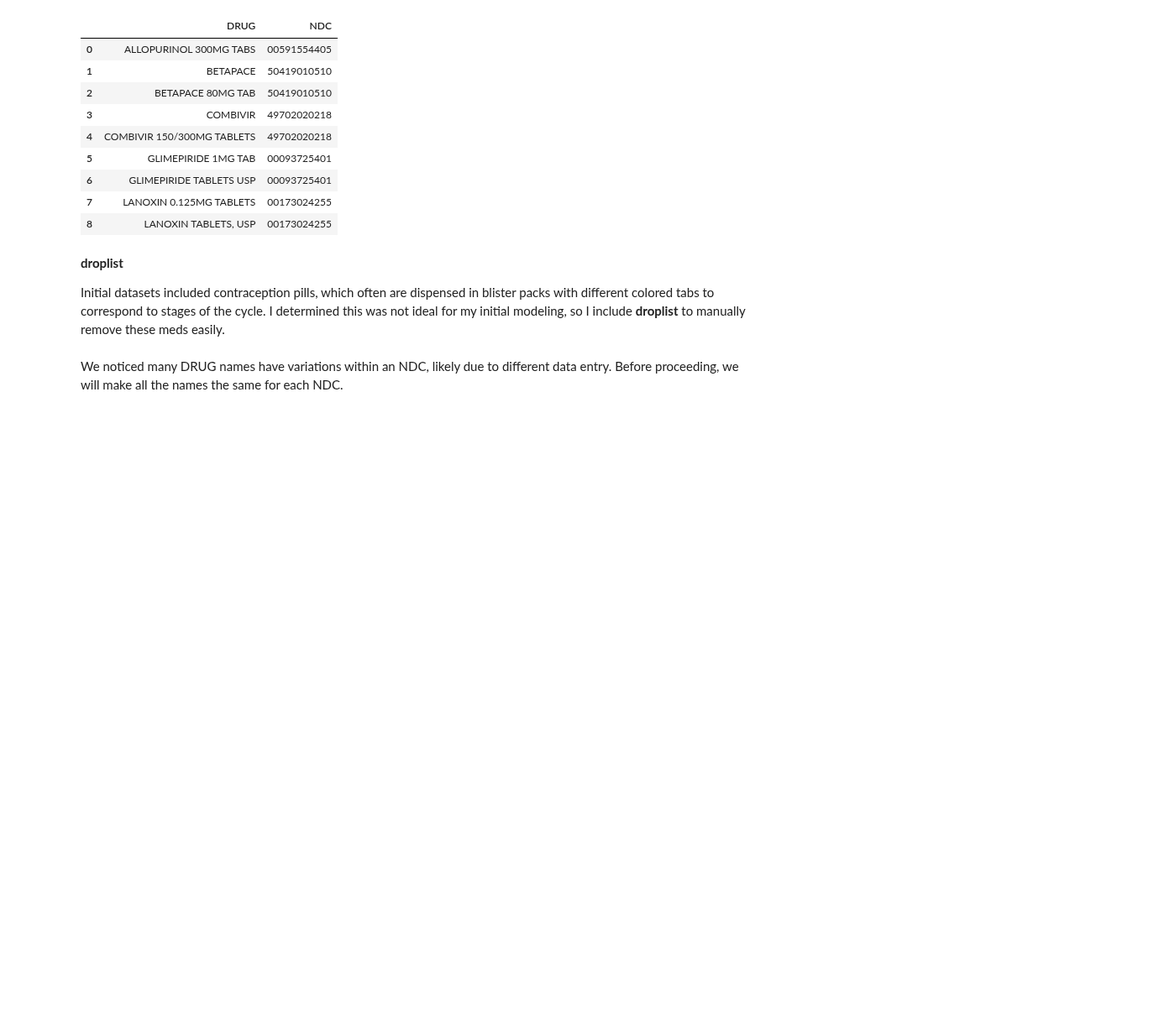
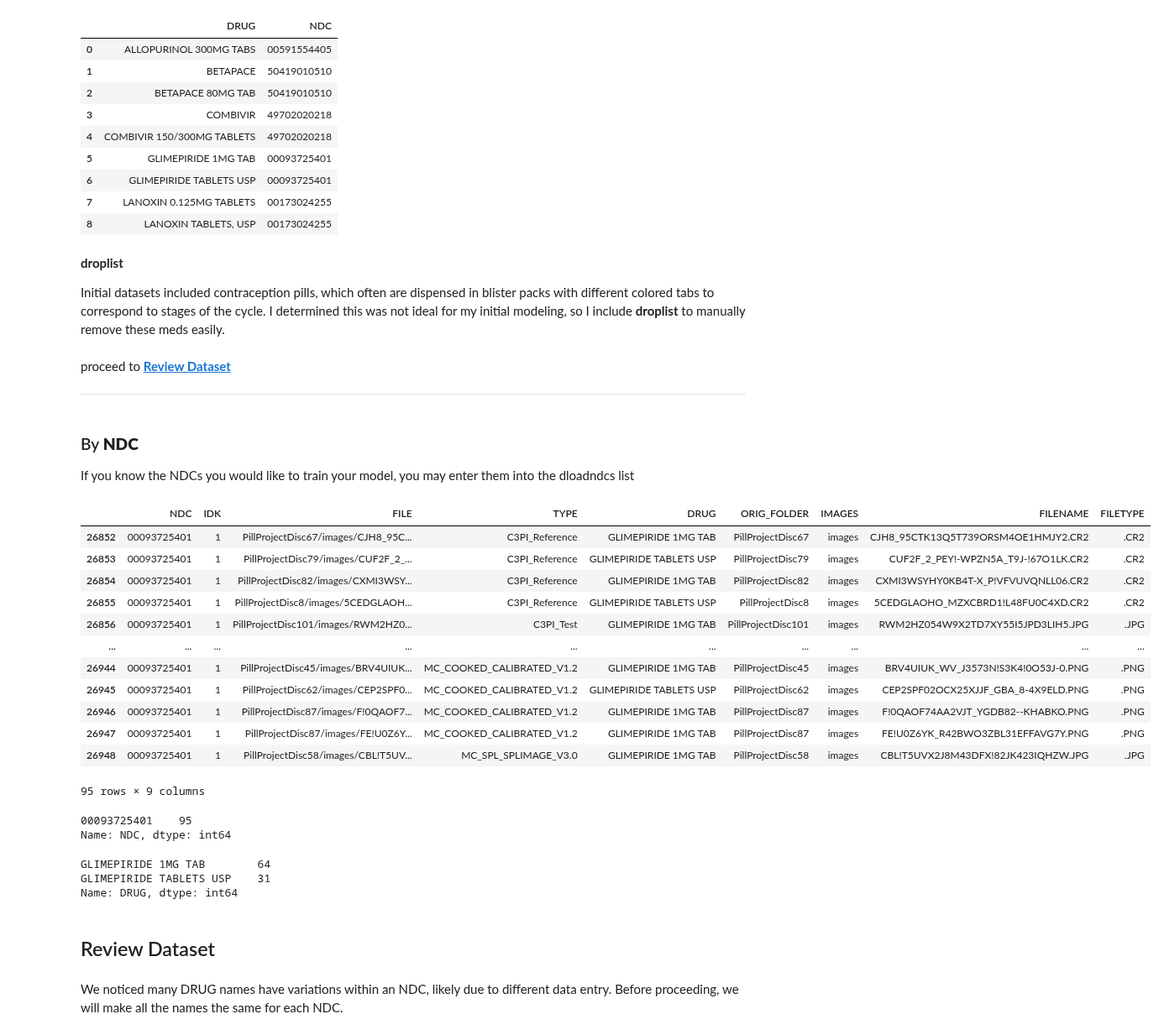
Before and after one commit to alphonsowoodbury/RxVision, a Jupyter notebook: RxID15_Data_Collection.ipynb, the cells around one changed output. Shown at 84% size. Drawn from its saved outputs; the diff is of its cells as text; code cells hidden in the pictures; blank space fills up the shorter version.

```diff
--- a/RxID15_Data_Collection.ipynb
+++ b/RxID15_Data_Collection.ipynb
@@ -144,6 +138,53 @@ Initial datasets included contraception pills, which often are dispensed in blis
 droplist = []
 
 df = dfn[~dfn.NDC.isin(droplist)]
+# %% [markdown]
+proceed to **[Review Dataset](https://)**
+
+---
+# %% [markdown]
+### By **NDC**
+
+If you know the NDCs you would like to train your model, you may enter them into the dloadndcs list
+# %%
+ndcs = ['00093725401']
+# %%
+typdict = {'NDC':'str'}
+df = pd.read_csv('/content/drive/My Drive/RxID/Directory/directory_of_images.txt',sep='|', dtype=typdict, names=['NDC','IDK','FILE','TYPE','DRUG'])
+df = df.dropna()
+df.DRUG = df.DRUG.str.upper()
+df[['ORIG_FOLDER','IMAGES','FILENAME']] = df.FILE.str.split('/', expand=True)
+df['FILETYPE'] = df.FILENAME.str[-4:]
+df = df[df.FILETYPE != '.WMV']# will remove video files from query
+df = df[df.NDC.isin(ndcs)]
+df
+# %% [output]
+|  | NDC | IDK | FILE | TYPE | DRUG | ORIG_FOLDER | IMAGES | FILENAME | FILETYPE |
+| 26852 | 00093725401 | 1 | PillProjectDisc67/images/CJH8_95C... | C3PI_Reference | GLIMEPIRIDE 1MG TAB | PillProjectDisc67 | images | CJH8_95CTK13Q5T739ORSM4OE1HMJY2.CR2 | .CR2 |
+| 26853 | 00093725401 | 1 | PillProjectDisc79/images/CUF2F_2_... | C3PI_Reference | GLIMEPIRIDE TABLETS USP | PillProjectDisc79 | images | CUF2F_2_PEY!-WPZN5A_T9J-!67O1LK.CR2 | .CR2 |
+| 26854 | 00093725401 | 1 | PillProjectDisc82/images/CXMI3WSY... | C3PI_Reference | GLIMEPIRIDE 1MG TAB | PillProjectDisc82 | images | CXMI3WSYHY0KB4T-X_P!VFVUVQNLL06.CR2 | .CR2 |
+| 26855 | 00093725401 | 1 | PillProjectDisc8/images/5CEDGLAOH... | C3PI_Reference | GLIMEPIRIDE TABLETS USP | PillProjectDisc8 | images | 5CEDGLAOHO_MZXCBRD1!L48FU0C4XD.CR2 | .CR2 |
+| 26856 | 00093725401 | 1 | PillProjectDisc101/images/RWM2HZ0... | C3PI_Test | GLIMEPIRIDE 1MG TAB | PillProjectDisc101 | images | RWM2HZ054W9X2TD7XY55I5JPD3LIH5.JPG | .JPG |
+| ... | ... | ... | ... | ... | ... | ... | ... | ... | ... |
+| 26944 | 00093725401 | 1 | PillProjectDisc45/images/BRV4UIUK... | MC_COOKED_CALIBRATED_V1.2 | GLIMEPIRIDE 1MG TAB | PillProjectDisc45 | images | BRV4UIUK_WV_J3573N!S3K4!0O53J-0.PNG | .PNG |
+| 26945 | 00093725401 | 1 | PillProjectDisc62/images/CEP2SPF0... | MC_COOKED_CALIBRATED_V1.2 | GLIMEPIRIDE TABLETS USP | PillProjectDisc62 | images | CEP2SPF02OCX25XJJF_GBA_8-4X9ELD.PNG | .PNG |
+| 26946 | 00093725401 | 1 | PillProjectDisc87/images/F!0QAOF7... | MC_COOKED_CALIBRATED_V1.2 | GLIMEPIRIDE 1MG TAB | PillProjectDisc87 | images | F!0QAOF74AA2VJT_YGDB82--KHABKO.PNG | .PNG |
+| 26947 | 00093725401 | 1 | PillProjectDisc87/images/FE!U0Z6Y... | MC_COOKED_CALIBRATED_V1.2 | GLIMEPIRIDE 1MG TAB | PillProjectDisc87 | images | FE!U0Z6YK_R42BWO3ZBL31EFFAVG7Y.PNG | .PNG |
+| 26948 | 00093725401 | 1 | PillProjectDisc58/images/CBL!T5UV... | MC_SPL_SPLIMAGE_V3.0 | GLIMEPIRIDE 1MG TAB | PillProjectDisc58 | images | CBL!T5UVX2J8M43DFX!82JK423IQHZW.JPG | .JPG |
+95 rows × 9 columns
+# %%
+df.NDC.value_counts()
+# %% [output]
+00093725401    95
+Name: NDC, dtype: int64
+# %%
+df.DRUG.value_counts()
+# %% [output]
+GLIMEPIRIDE 1MG TAB        64
+GLIMEPIRIDE TABLETS USP    31
+Name: DRUG, dtype: int64
+# %% [markdown]
+## Review Dataset
 # %% [markdown]
 We noticed many DRUG names have variations within an NDC, likely due to different data entry. Before proceeding, we will make all the names the same for each NDC.
 # %%
```
Also changed, not shown: parts of 22 cells of this notebook.
